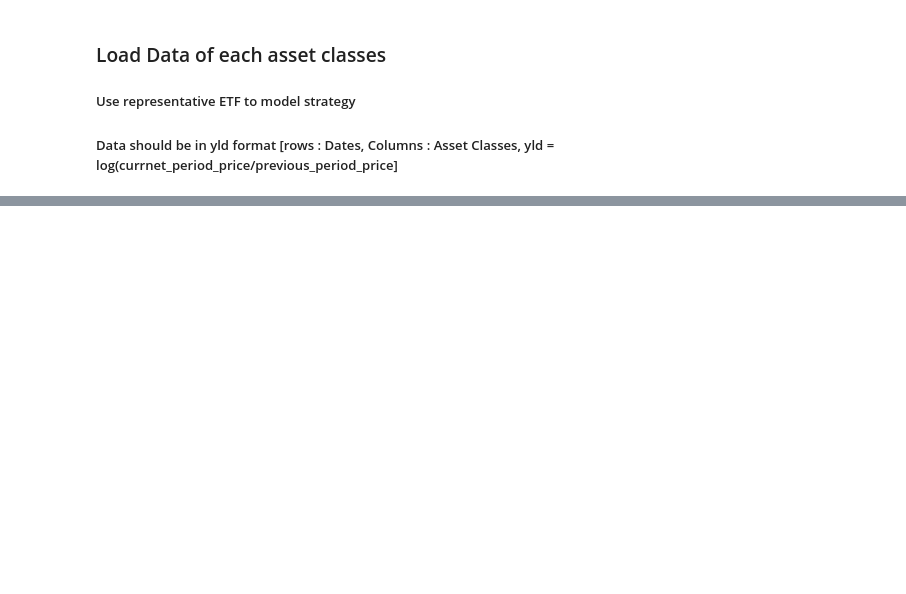
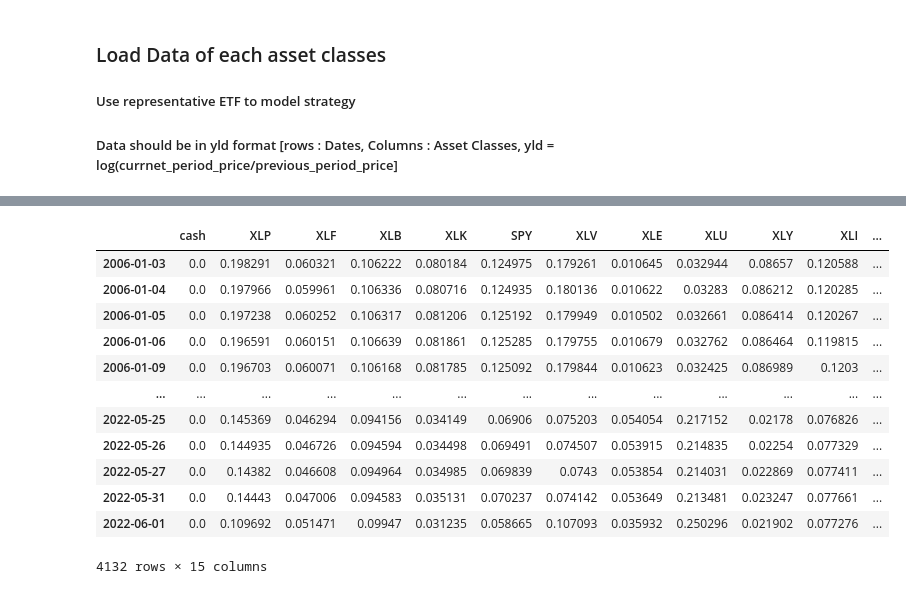
Before and after one commit to QuhiQuhihi/project_Asset_Allocation, a Jupyter notebook: 02_hierachical_risk_parity.ipynb, the cells around one changed output, grey strips where cells are left out. Cells and saved outputs as stored; diff of their text form; code cells hidden in the pictures; blank space fills up the shorter version.

```diff
--- a/02_hierachical_risk_parity.ipynb
+++ b/02_hierachical_risk_parity.ipynb
@@ -197 +250,22 @@ weights.index = [yield_df_test.columns[i] for i in weights.index]
+# %%
+historical_portfolio = engine.asset_df
+weight_historical_portfolio = pd.DataFrame(index=historical_portfolio.index, columns=historical_portfolio.columns)
+for date in historical_portfolio.index:
+    for ticker in historical_portfolio.columns:
+        weight_historical_portfolio.loc[date,ticker] = historical_portfolio.loc[date,ticker]/historical_portfolio.loc[date].sum(axis=0)
+weight_historical_portfolio
+# %% [output]
+|  | cash | XLP | XLF | XLB | XLK | SPY | XLV | XLE | XLU | XLY | XLI | ... |
+| 2006-01-03 | 0.0 | 0.198291 | 0.060321 | 0.106222 | 0.080184 | 0.124975 | 0.179261 | 0.010645 | 0.032944 | 0.08657 | 0.120588 | ... |
+| 2006-01-04 | 0.0 | 0.197966 | 0.059961 | 0.106336 | 0.080716 | 0.124935 | 0.180136 | 0.010622 | 0.03283 | 0.086212 | 0.120285 | ... |
+| 2006-01-05 | 0.0 | 0.197238 | 0.060252 | 0.106317 | 0.081206 | 0.125192 | 0.179949 | 0.010502 | 0.032661 | 0.086414 | 0.120267 | ... |
+| 2006-01-06 | 0.0 | 0.196591 | 0.060151 | 0.106639 | 0.081861 | 0.125285 | 0.179755 | 0.010679 | 0.032762 | 0.086464 | 0.119815 | ... |
+| 2006-01-09 | 0.0 | 0.196703 | 0.060071 | 0.106168 | 0.081785 | 0.125092 | 0.179844 | 0.010623 | 0.032425 | 0.086989 | 0.1203 | ... |
+| ... | ... | ... | ... | ... | ... | ... | ... | ... | ... | ... | ... | ... |
+| 2022-05-25 | 0.0 | 0.145369 | 0.046294 | 0.094156 | 0.034149 | 0.06906 | 0.075203 | 0.054054 | 0.217152 | 0.02178 | 0.076826 | ... |
+| 2022-05-26 | 0.0 | 0.144935 | 0.046726 | 0.094594 | 0.034498 | 0.069491 | 0.074507 | 0.053915 | 0.214835 | 0.02254 | 0.077329 | ... |
+| 2022-05-27 | 0.0 | 0.14382 | 0.046608 | 0.094964 | 0.034985 | 0.069839 | 0.0743 | 0.053854 | 0.214031 | 0.022869 | 0.077411 | ... |
+| 2022-05-31 | 0.0 | 0.14443 | 0.047006 | 0.094583 | 0.035131 | 0.070237 | 0.074142 | 0.053649 | 0.213481 | 0.023247 | 0.077661 | ... |
+| 2022-06-01 | 0.0 | 0.109692 | 0.051471 | 0.09947 | 0.031235 | 0.058665 | 0.107093 | 0.035932 | 0.250296 | 0.021902 | 0.077276 | ... |
+4132 rows × 15 columns
 # %%
```
Also changed, not shown: parts of 29 cells of this notebook, 2 other files.
